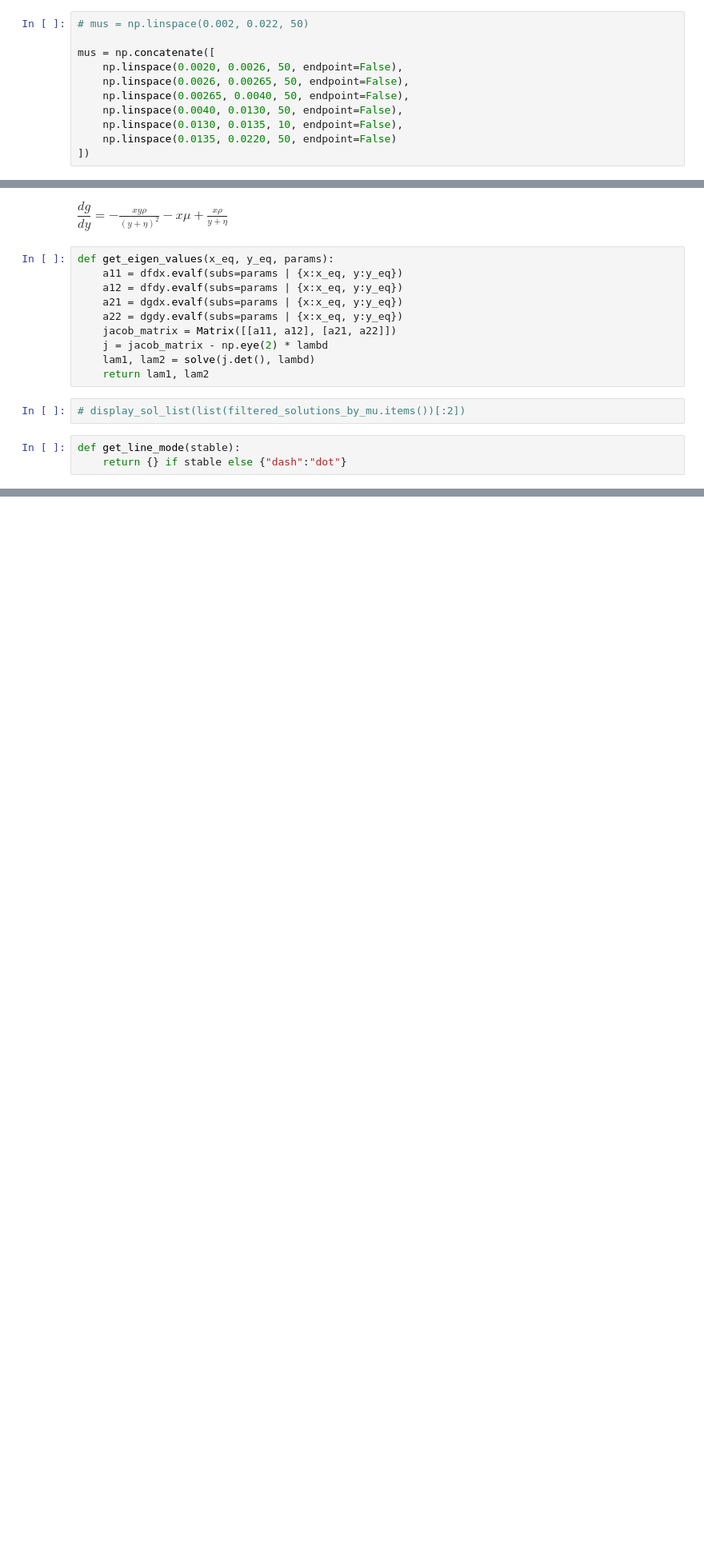
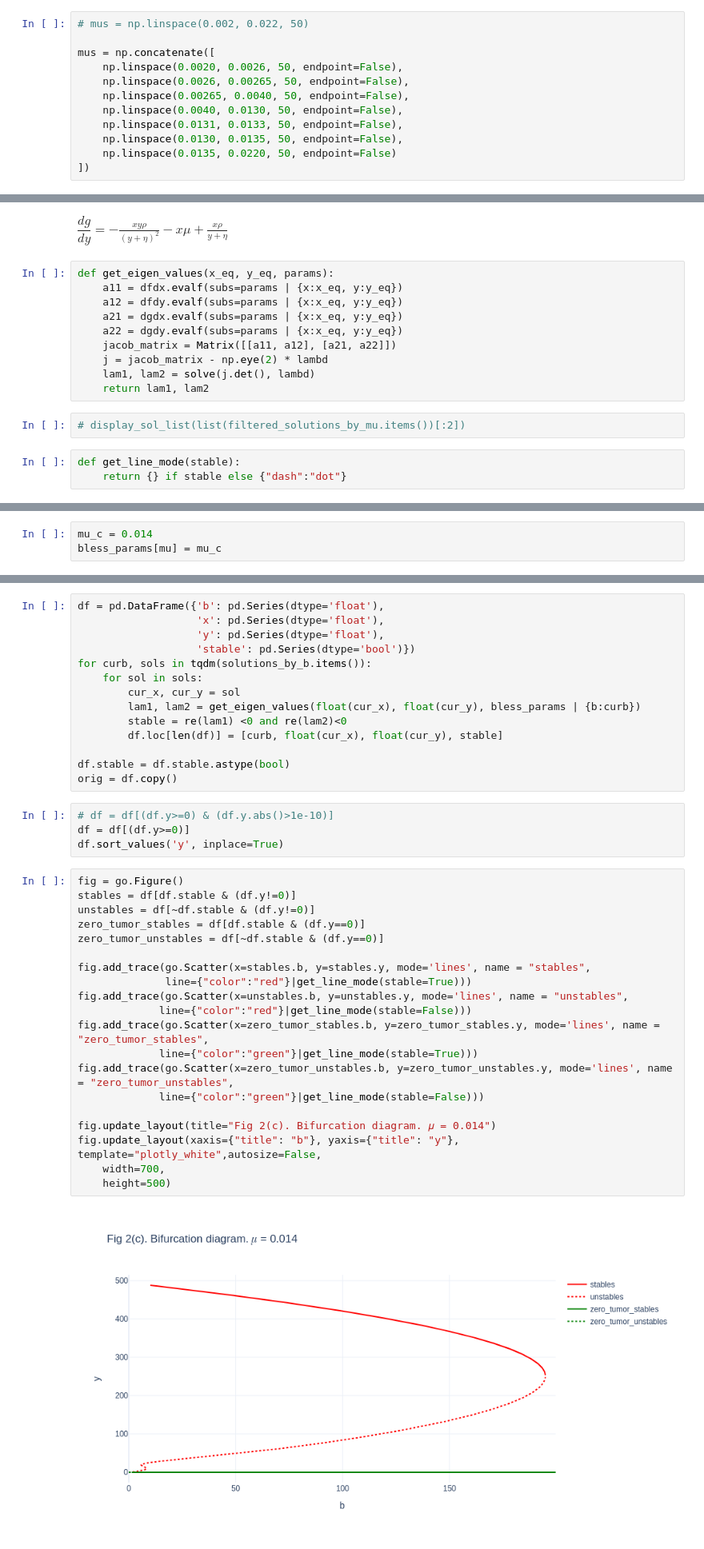
Before and after one commit to SergeyPishchulov/thesis, a Jupyter notebook: mantiicr.ipynb, the cells around one changed output, grey strips where cells are left out. Shown: that part at 80% size. Cells and saved outputs as stored; diff of their text form; blank space fills up the shorter version.

Commit message:
2 plots success. b<15 fail

```diff
--- a/mantiicr.ipynb
+++ b/mantiicr.ipynb
@@ -74,6 +86,7 @@ mus = np.concatenate([
     np.linspace(0.0026, 0.00265, 50, endpoint=False),
     np.linspace(0.00265, 0.0040, 50, endpoint=False),
     np.linspace(0.0040, 0.0130, 50, endpoint=False),
-    np.linspace(0.0130, 0.0135, 10, endpoint=False),
+    np.linspace(0.0131, 0.0133, 50, endpoint=False),
+    np.linspace(0.0130, 0.0135, 50, endpoint=False),
     np.linspace(0.0135, 0.0220, 50, endpoint=False)
 ])
@@ -192,0 +202,3 @@ fig.update_yaxes(showgrid=False)
+# %%
+mu_c = 0.014
+bless_params[mu] = mu_c
@@ -192,0 +232,40 @@ fig.update_yaxes(showgrid=False)
+# %%
+df = pd.DataFrame({'b': pd.Series(dtype='float'),
+                   'x': pd.Series(dtype='float'),
+                   'y': pd.Series(dtype='float'),
+                   'stable': pd.Series(dtype='bool')})
+for curb, sols in tqdm(solutions_by_b.items()):
+    for sol in sols:
+        cur_x, cur_y = sol
+        lam1, lam2 = get_eigen_values(float(cur_x), float(cur_y), bless_params | {b:curb})
+        stable = re(lam1) <0 and re(lam2)<0
+        df.loc[len(df)] = [curb, float(cur_x), float(cur_y), stable]
+
+df.stable = df.stable.astype(bool)
+orig = df.copy()
+# %%
+# df = df[(df.y>=0) & (df.y.abs()>1e-10)]
+df = df[(df.y>=0)]
+df.sort_values('y', inplace=True)
+# %%
+fig = go.Figure()
+stables = df[df.stable & (df.y!=0)]
+unstables = df[~df.stable & (df.y!=0)]
+zero_tumor_stables = df[df.stable & (df.y==0)]
+zero_tumor_unstables = df[~df.stable & (df.y==0)]
+
+fig.add_trace(go.Scatter(x=stables.b, y=stables.y, mode='lines', name = "stables",
+              line={"color":"red"}|get_line_mode(stable=True)))
+fig.add_trace(go.Scatter(x=unstables.b, y=unstables.y, mode='lines', name = "unstables",
+             line={"color":"red"}|get_line_mode(stable=False)))
+fig.add_trace(go.Scatter(x=zero_tumor_stables.b, y=zero_tumor_stables.y, mode='lines', name = "zero_tumor_stables",
+             line={"color":"green"}|get_line_mode(stable=True)))
+fig.add_trace(go.Scatter(x=zero_tumor_unstables.b, y=zero_tumor_unstables.y, mode='lines', name = "zero_tumor_unstables",
+             line={"color":"green"}|get_line_mode(stable=False)))
+
+fig.update_layout(title="Fig 2(c). Bifurcation diagram. 𝜇 = 0.014")
+fig.update_layout(xaxis={"title": "b"}, yaxis={"title": "y"}, template="plotly_white",autosize=False,
+    width=700,
+    height=500)
+# %% [output]
+[figure, added]
```
Also changed, not shown: parts of 18 cells of this notebook.
